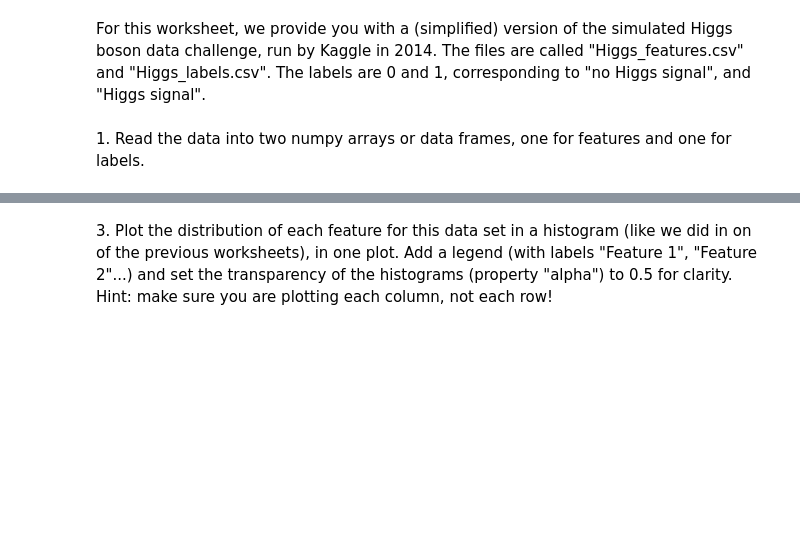
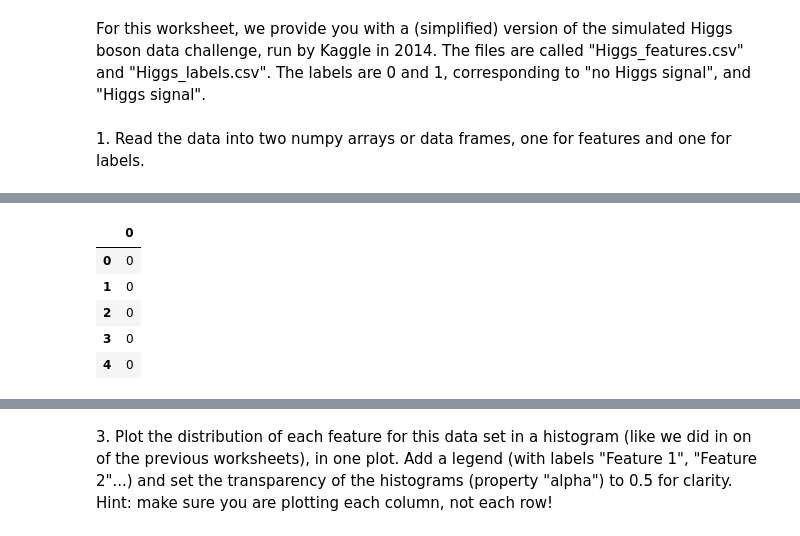
Before and after one commit to seoserang/phys255ml, a Jupyter notebook: 3 SVM and SVC/Assignment5/WS4_HiggsBoson_Optimization.ipynb, the cells around one changed output, grey strips where cells are left out. Saved outputs shown, nothing was run; the diff lists cells and outputs as text; code cells hidden in the pictures; blank space fills up the shorter version.

```diff
--- a/3 SVM and SVC/Assignment5/WS4_HiggsBoson_Optimization.ipynb
+++ b/3 SVM and SVC/Assignment5/WS4_HiggsBoson_Optimization.ipynb
@@ -12,0 +60,9 @@ For this worksheet, we provide you with a (simplified) version of the simulated
+# %%
+labels0.head()
+# %% [output]
+|  | 0 |
+| 0 | 0 |
+| 1 | 0 |
+| 2 | 0 |
+| 3 | 0 |
+| 4 | 0 |
```
Also changed, not shown: parts of 16 cells of this notebook, 1 other file.
